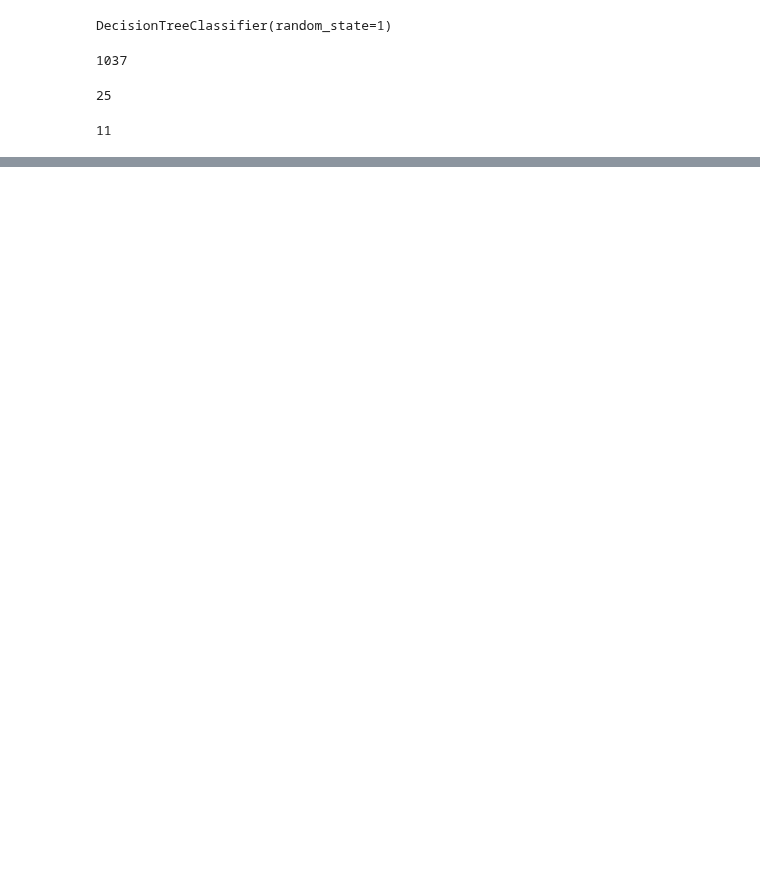
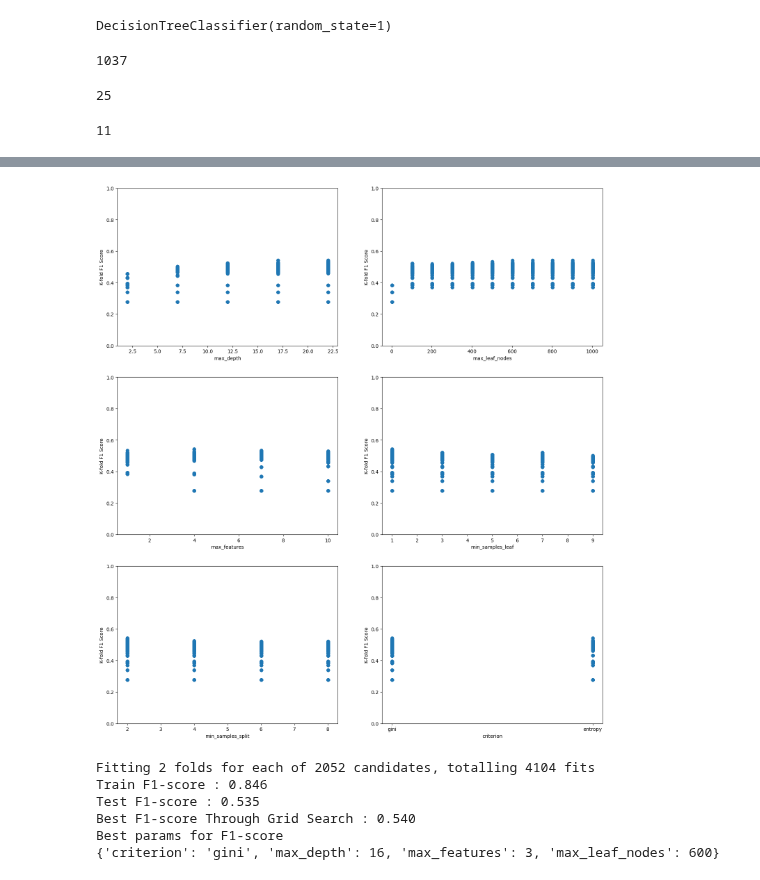
Before and after one commit to diegoschum/Zzz-303-3, a Jupyter notebook: aarti_decision_tree_model.ipynb, the cells around one changed output, grey strips where cells are left out. Saved outputs shown, nothing was run; the diff lists cells and outputs as text; code cells hidden in the pictures; blank space fills up the shorter version.

Commit message:
tuned for criterion & tried smote

```diff
--- a/aarti_decision_tree_model.ipynb
+++ b/aarti_decision_tree_model.ipynb
@@ -439,0 +91,63 @@ F1 Weighted:  0.874744405136114
+# %%
+cv_results = pd.DataFrame(grid_search.cv_results_)
+fig, axes = plt.subplots(3,2,figsize=(18,20))
+plt.subplots_adjust(wspace=0.2)
+axes[0,0].plot(cv_results.param_max_depth, cv_results.mean_test_f1_weighted, 'o')
+axes[0,0].set_ylim([0,1])
+axes[0,0].set_xlabel('max_depth')
+axes[0,0].set_ylabel('K-fold F1 Score')
+axes[0,1].plot(cv_results.param_max_leaf_nodes, cv_results.mean_test_f1_weighted, 'o')
+axes[0,1].set_ylim([0,1])
+axes[0,1].set_xlabel('max_leaf_nodes')
+axes[0,1].set_ylabel('K-fold F1 Score')
+axes[1,0].plot(cv_results.param_max_features, cv_results.mean_test_f1_weighted, 'o')
+axes[1,0].set_ylim([0,1])
+axes[1,0].set_xlabel('max_features')
+axes[1,0].set_ylabel('K-fold F1 Score')
+axes[1,1].plot(cv_results.param_min_samples_leaf, cv_results.mean_test_f1_weighted, 'o')
+axes[1,1].set_ylim([0,1])
+axes[1,1].set_xlabel('min_samples_leaf')
+axes[1,1].set_ylabel('K-fold F1 Score')
+axes[2,0].plot(cv_results.param_min_samples_split, cv_results.mean_test_f1_weighted, 'o')
+axes[2,0].set_ylim([0,1])
+axes[2,0].set_xlabel('min_samples_split')
+axes[2,0].set_ylabel('K-fold F1 Score')
+axes[2,1].plot(cv_results.param_criterion, cv_results.mean_test_f1_weighted, 'o')
+axes[2,1].set_ylim([0,1])
+axes[2,1].set_xlabel('criterion')
+axes[2,1].set_ylabel('K-fold F1 Score');
+# %% [output]
+[figure, added]
+# %%
+# finer grid search
+param_grid = {
+    'criterion':['gini','entropy'],
+    'max_depth': range(8,26,2),
+    'max_leaf_nodes': range(100,1038,50),
+    'max_features': range(1,12,2)
+}
+
+
+#Grid search to optimize parameter values
+skf = StratifiedKFold(n_splits=2)#The folds are made by preserving the percentage of samples for each class.
+
+#Minimizing FNR is equivalent to maximizing recall
+grid_search = GridSearchCV(DecisionTreeClassifier(random_state=1), param_grid, scoring=['f1_weighted','accuracy'], refit= 'f1_weighted', cv=skf, n_jobs=-1, verbose = True)
+grid_search.fit(X_train, y_train)
+
+# make the predictions
+y_pred = grid_search.predict(X_test)
+
+print('Train F1-score : %.3f'%grid_search.best_estimator_.score(X_train, y_train))
+print('Test F1-score : %.3f'%grid_search.best_estimator_.score(X_test, y_test))
+print('Best F1-score Through Grid Search : %.3f'%grid_search.best_score_)
+
+print('Best params for F1-score')
+print(grid_search.best_params_)
+# %% [output]
+Fitting 2 folds for each of 2052 candidates, totalling 4104 fits
+Train F1-score : 0.846
+Test F1-score : 0.535
+Best F1-score Through Grid Search : 0.540
+Best params for F1-score
+{'criterion': 'gini', 'max_depth': 16, 'max_features': 3, 'max_leaf_nodes': 600}
```
Also changed, not shown: parts of 45 cells of this notebook.
